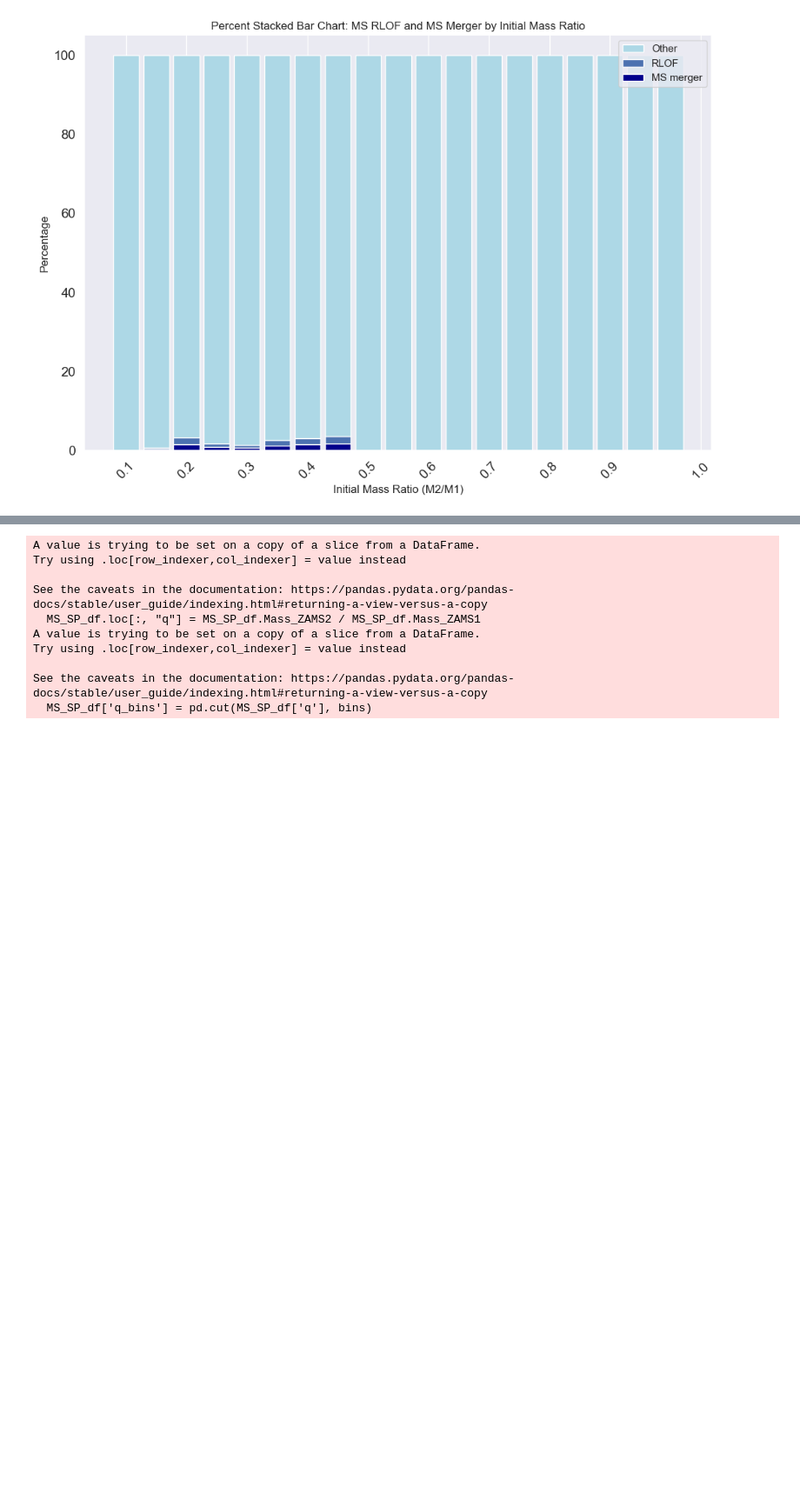
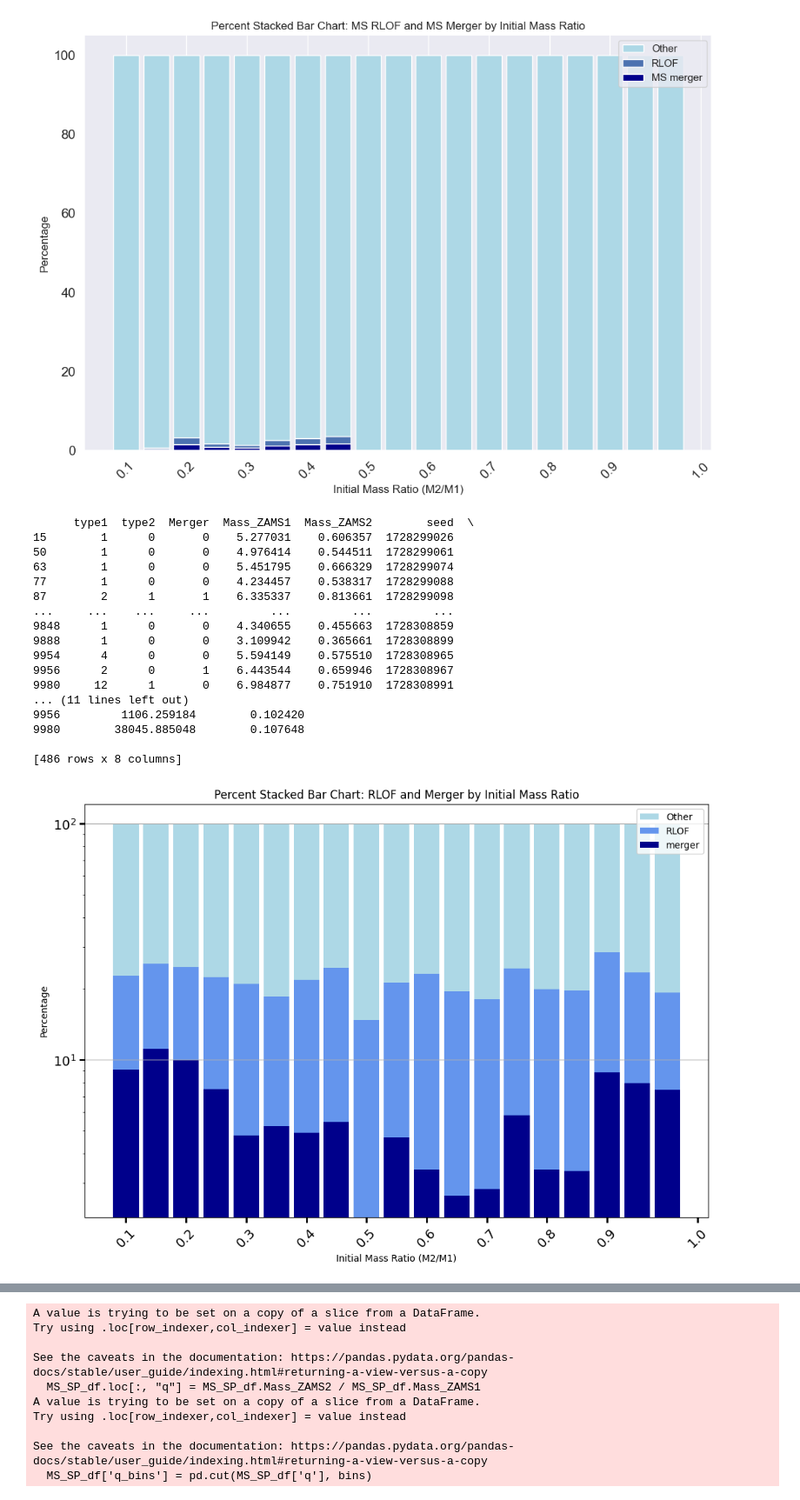
Before and after one commit to mkim0029/COMPAS, a Jupyter notebook: src/Initial_distribution/read.ipynb, the cells around one changed output, grey strips where cells are left out. Shown at 87% size. Cells and saved outputs as stored; diff of their text form; code cells hidden in the pictures; blank space fills up the shorter version.

```diff
--- a/src/Initial_distribution/read.ipynb
+++ b/src/Initial_distribution/read.ipynb
@@ -110,8 +110,9 @@ def plot_percent_stacked_bar_chart(filename, pdf=False):
     })
 
     SP_df.loc[:, "Init_MassRatio"] = SP_df.Mass_ZAMS2 / SP_df.Mass_ZAMS1
-    MS_RLOF_df = restrict(RLOF_df, 'type1', 0, 1)
-    SP_df.loc[:, "MS_Merger"] = SP_df['seed'].isin(MS_RLOF_df[MS_RLOF_df['Merger'] == 1]['seed']).astype(int)
+    SP_df = restrict(SP_df, 'Mass_ZAMS2', 0.2, 10)
+
+    print(restrict(SP_df, 'Init_MassRatio', 0.0, 0.13))
 
     # Define bins for Init_MassRatio
     bins = np.linspace(SP_df['Init_MassRatio'].min(), SP_df['Init_MassRatio'].max(), 20)
@@ -120,37 +121,58 @@ def plot_percent_stacked_bar_chart(filename, pdf=False):
     # Group data by MassRatio_bins and calculate percentages
     grouped = SP_df.groupby('MassRatio_bins').agg(
         total_count=('seed', 'count'),
-        merger_count=('MS_Merger', lambda x: (x == 1).sum()),
-        rlof_count=('seed', lambda x: (x.isin(MS_RLOF_df['seed'])).sum())
+        merger_count=('Merger', lambda x: (x == 1).sum()),
+        rlof_count=('seed', lambda x: (x.isin(RLOF_df['seed'])).sum())
     ).reset_index()
 
     grouped['merger_percentage'] = grouped['merger_count'] / grouped['total_count'] * 100
     grouped['rlof_percentage'] = grouped['rlof_count'] / grouped['total_count'] * 100
     grouped['other_percentage'] = 100 - (grouped['merger_percentage'] + grouped['rlof_percentage'])
 
     # Plotting
     plt.figure(figsize=(12, 8))
     bar_width = 0.85
 
     # Plot bars
     bar3 = plt.bar(grouped['MassRatio_bins'].astype(str), grouped['other_percentage'], bottom=grouped['merger_percentage'] + grouped['rlof_percentage'], color='lightblue', width=bar_width, label='Other')
-    bar2 = plt.bar(grouped['MassRatio_bins'].astype(str), grouped['rlof_percentage'], bottom=grouped['merger_percentage'], color='b', width=bar_width, label='MS RLOF')
-    bar1 = plt.bar(grouped['MassRatio_bins'].astype(str), grouped['merger_percentage'], color='darkblue', width=bar_width, label='MS merger')
+    bar2 = plt.bar(grouped['MassRatio_bins'].astype(str), grouped['rlof_percentage'], bottom=grouped['merger_percentage'], color='cornflowerblue', width=bar_width, label='RLOF')
+    bar1 = plt.bar(grouped['MassRatio_bins'].astype(str), grouped['merger_percentage'], color='darkblue', width=bar_width, label='merger')
 
     plt.xlabel('Initial Mass Ratio (M2/M1)')
     plt.ylabel('Percentage')
-    plt.title('Percent Stacked Bar Chart: MS RLOF and MS Merger by Initial Mass Ratio')
+    plt.title('Percent Stacked Bar Chart: RLOF and Merger by Initial Mass Ratio')
     plt.legend(loc='best')
     plt.xticks(rotation=45)
     plt.tick_params(axis='both', which='major', labelsize=14, width=2, length=6)
     plt.grid(axis='y')
-    #plt.yscale('log')
+    plt.yscale('log')
 
     # Adjust number of x-axis ticks
     x_ticks = np.linspace(0, len(bins)-1, 10, dtype=int)
     plt.xticks(x_ticks, labels=np.round(np.linspace(bins.min(), bins.max(), 10), 2))
 
     if pdf:
         plt.savefig(filename + "_percent_stacked_bar_chart.pdf", format="pdf", bbox_inches='tight')
 
     plt.show()
+
+plot_percent_stacked_bar_chart('COMPAS_Output.h5')
+# %% [output]
+      type1  type2  Merger  Mass_ZAMS1  Mass_ZAMS2        seed  \
+15        1      0       0    5.277031    0.606357  1728299026
+50        1      0       0    4.976414    0.544511  1728299061
+63        1      0       0    5.451795    0.666329  1728299074
+77        1      0       0    4.234457    0.538317  1728299088
+87        2      1       1    6.335337    0.813661  1728299098
+...     ...    ...     ...         ...         ...         ...
+9848      1      0       0    4.340655    0.455663  1728308859
+9888      1      0       0    3.109942    0.365661  1728308899
+9954      4      0       0    5.594149    0.575510  1728308965
+9956      2      0       1    6.443544    0.659946  1728308967
+9980     12      1       0    6.984877    0.751910  1728308991
+... (11 lines left out)
+9956         1106.259184        0.102420
+9980        38045.885048        0.107648
+
+[486 rows x 8 columns]
+[figure, added]
```
Also changed, not shown: parts of 5 cells of this notebook.
